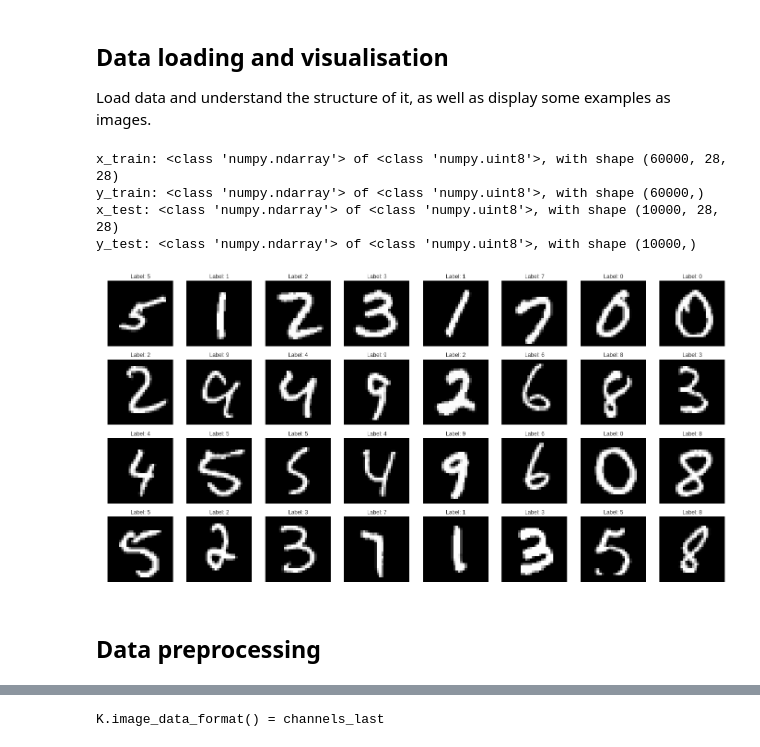
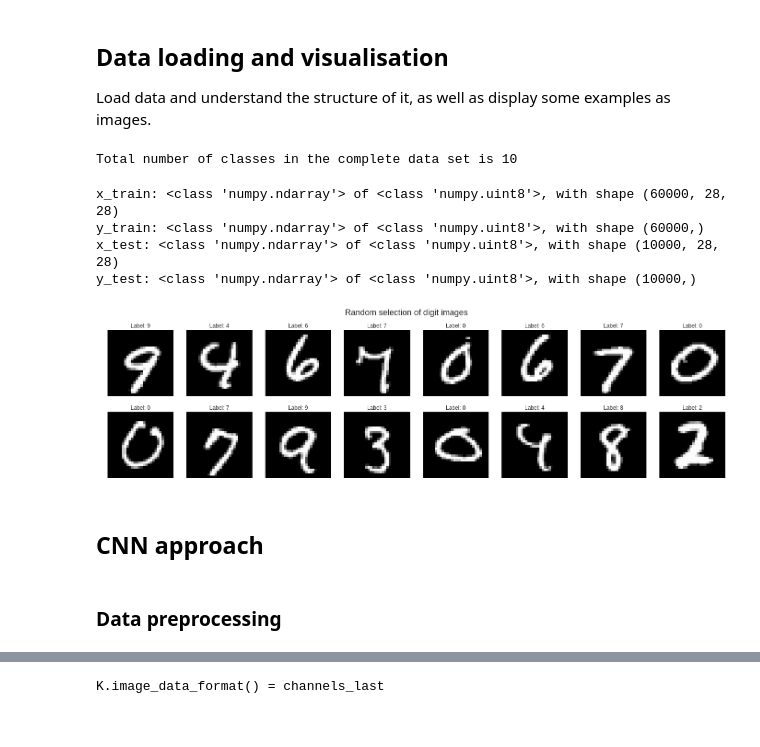
Before and after one commit to jahabdank/mnist-digit-classifiers, a Jupyter notebook: keras_mnist_digit_recognition.ipynb, the cells around one changed output, grey strips where cells are left out. Drawn from its saved outputs; the diff is of its cells as text; code cells hidden in the pictures.

Commit message:
added a bunch of new models, intermediate notebook before cleaning up the plotting

```diff
--- a/keras_mnist_digit_recognition.ipynb
+++ b/keras_mnist_digit_recognition.ipynb
@@ -47,6 +63,12 @@ Load data and understand the structure of it, as well as display some examples a
 # Note: .npz file extensinon is a numpy matrix file created by np.savez. If one would use any other type of dataset
 # one would have to obviously download the file and load it manually into numpy arrays.
 (x_train, y_train), (x_test, y_test) = mnist.load_data()
+
+num_classes = np.bincount(np.append(y_train, y_test)).size
+
+print(f"Total number of classes in the complete data set is {num_classes}")
+# %% [output]
+Total number of classes in the complete data set is 10
 # %%
 # look at the shape and type of the data
 describeNumpyArray = lambda name, ar: print(f"{name}: {type(ar)} of {type(ar.flatten()[0])}, with shape {ar.shape}")
@@ -73,11 +90,13 @@ import pandas as pd
 # plt.imshow(x_train[0], cmap='gray')
 # plt.title(f"Image of digit {y_train[0]}")
 # %%
-def plotImagesByIndex(indexes, x_set, y_set, y_pred = None):
+def plotImagesByIndex(indexes, x_set, y_set, y_pred = None, suptitle = None):
   image_columns = 8
   image_rows = int(np.ceil(len(indexes)/image_columns))
 
   fig, m_axs = plt.subplots(image_rows, image_columns, figsize = (image_columns*3, image_rows*3))
+  if suptitle is not None:
+    fig.suptitle(suptitle, fontsize=18)
   for i in range(0, len(indexes)):
     current_row = int(np.floor(i/image_columns))
     current_column = i%image_columns
@@ -92,9 +111,11 @@ def plotImagesByIndex(indexes, x_set, y_set, y_pred = None):
       m.set_title(f"Label: {y_set[indexes[i]]}, pred: {y_pred[indexes[i]]}")
 # %%
 # Plot the digits
-sample_size = 32
+sample_size = 16
 sample_indexes = np.random.choice(len(x_train), size=sample_size, replace=False)
 
-plotImagesByIndex(sample_indexes, x_train, y_train)
+plotImagesByIndex(sample_indexes, x_train, y_train, suptitle = 'Random selection of digit images')
 # %% [output]
-[figure, old version]
+[figure, new version]
+# %% [markdown]
+ ## CNN approach
@@ -101,4 +129,4 @@ plotImagesByIndex(sample_indexes, x_train, y_train)
 # %% [markdown]
-## Data preprocessing
+### Data preprocessing
 # %%
 batch_size = 128
```
Also changed, not shown: parts of 67 cells of this notebook.
